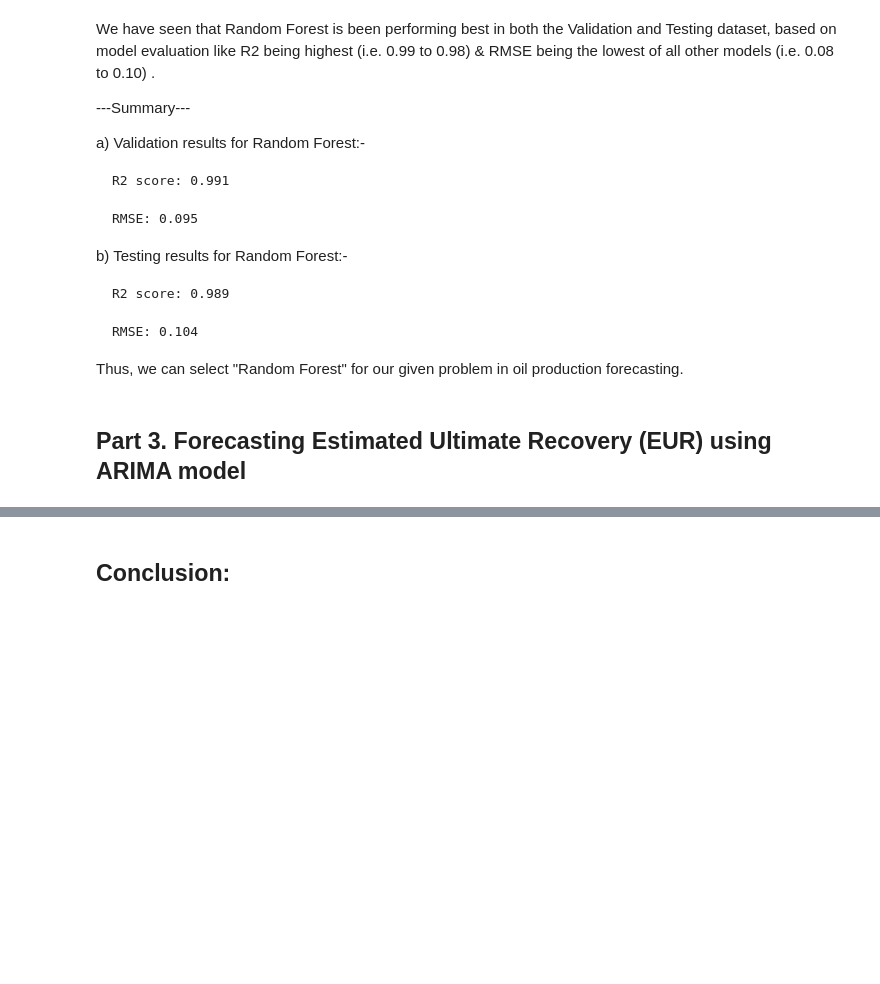
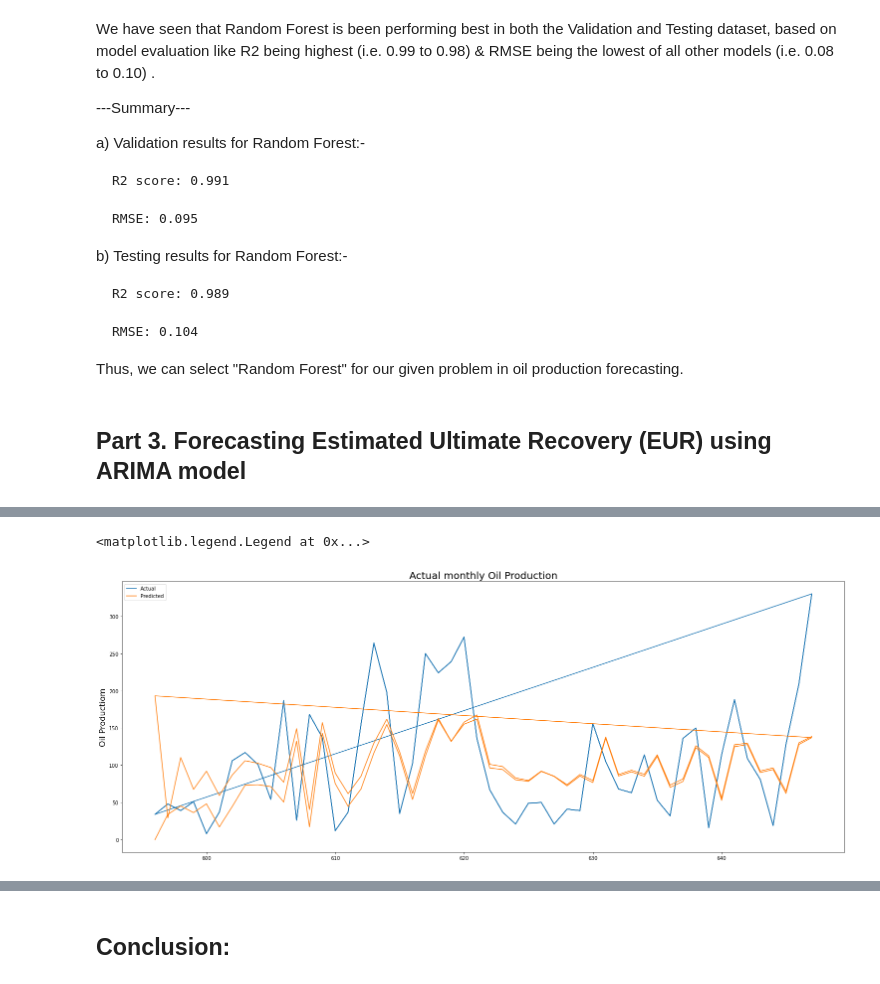
Before and after one commit to ManishRawat07/PETR6397-Final-Project-Oil-Production-Forecasting-using-Machine-Learning, a Jupyter notebook: Oil Production forecasting.ipynb, the cells around one changed output, grey strips where cells are left out. Cells and saved outputs as stored; diff of their text form; code cells hidden in the pictures; blank space fills up the shorter version.

```diff
--- a/Oil Production forecasting.ipynb
+++ b/Oil Production forecasting.ipynb
@@ -676,0 +841,12 @@ Thus, we can select "Random Forest" for our given problem in oil production fore
+# %%
+predictions = model_arima.fit().predict()
+# %%
+plt.figure(figsize=(26,10))
+plt.plot(monthly_gas_2, label="Actual")
+plt.plot(predictions, label="Predicted")
+plt.title('Actual monthly Oil Production', fontsize=20)
+plt.ylabel('Oil Productiom', fontsize=16)
+plt.legend()
+# %% [output]
+<matplotlib.legend.Legend at 0x...>
+[figure, added]
```
Also changed, not shown: parts of 39 cells of this notebook, 1 other file.
